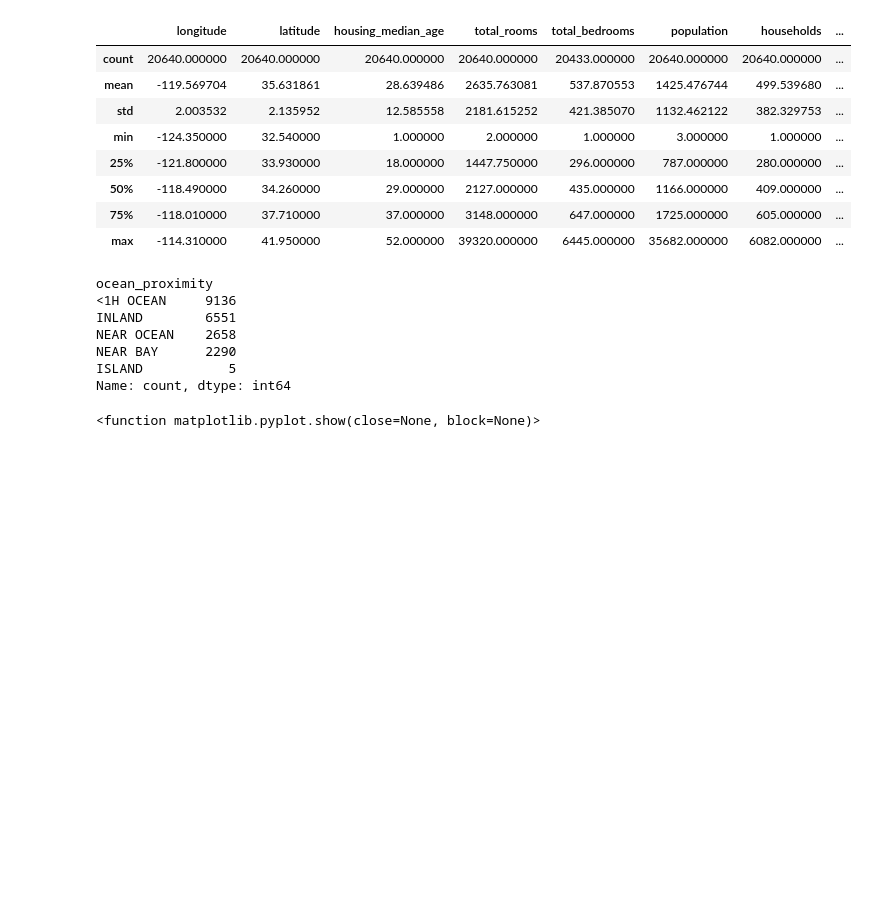
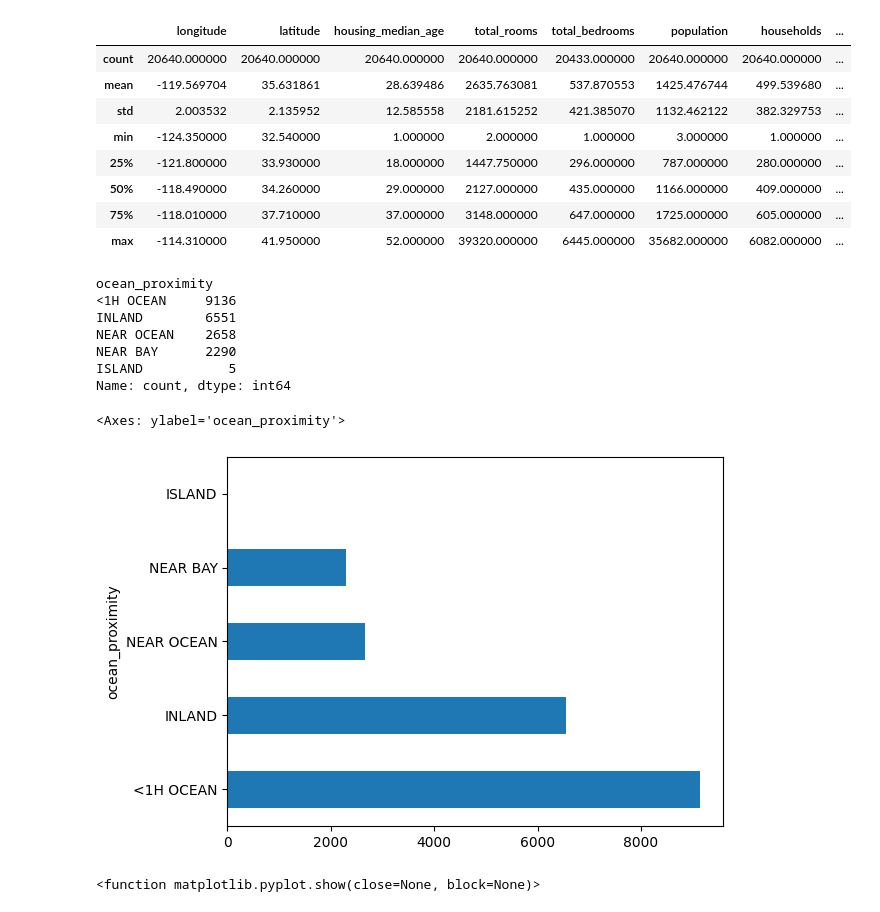
Before and after one commit to maxxfuu/California-Housing-Price-Prediction-, a Jupyter notebook: Regression.ipynb, the cells around one changed output. Cells and saved outputs as stored; diff of their text form; code cells hidden in the pictures; blank space fills up the shorter version.

Commit message:
learning about stratified data splitting

```diff
--- a/Regression.ipynb
+++ b/Regression.ipynb
@@ -11,5 +16,5 @@ import matplotlib.pyplot as plt
 # %%
-housing = pd.read_csv('/Users/maxfu/Desktop/AI/Machine Learning Projects/California-Housing-Price-Prediction/housing.csv')
+housing = pd.read_csv('./housing.csv')
 housing.head(100)
 # %% [output]
 |  | longitude | latitude | housing_median_age | total_rooms | total_bedrooms | population | households | ... |
@@ -69,6 +72,11 @@ NEAR OCEAN    2658
 NEAR BAY      2290
 ISLAND           5
 Name: count, dtype: int64
+# %%
+housing["ocean_proximity"].value_counts().plot(kind="barh")
+# %% [output]
+<Axes: ylabel='ocean_proximity'>
+[figure, added]
 # %%
 housing.hist(bins=50, figsize=(19,8))
 plt.show
```
Also changed, not shown: parts of 17 cells of this notebook.
